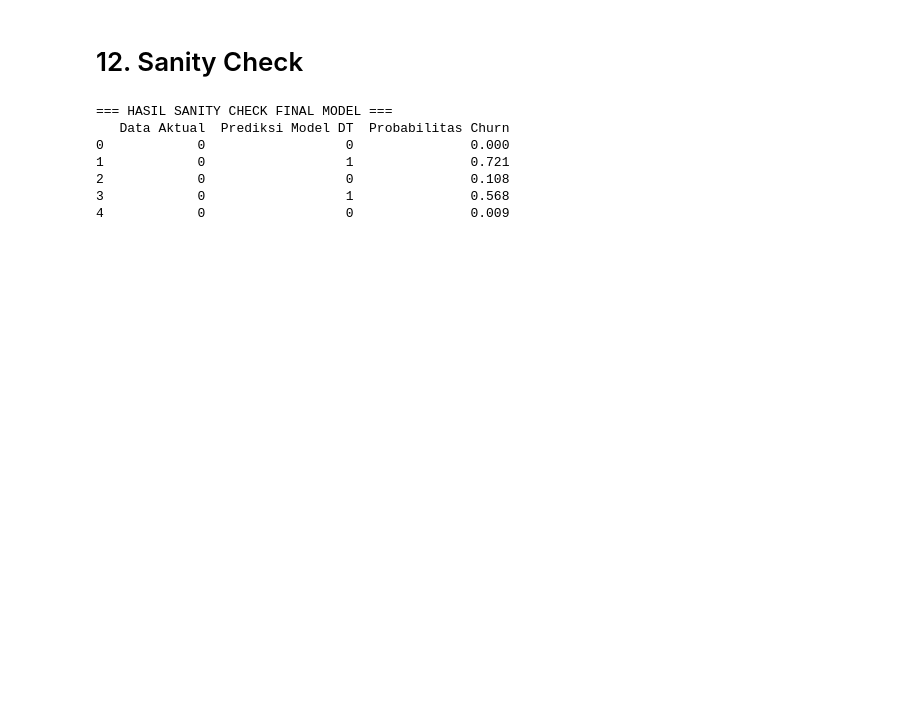
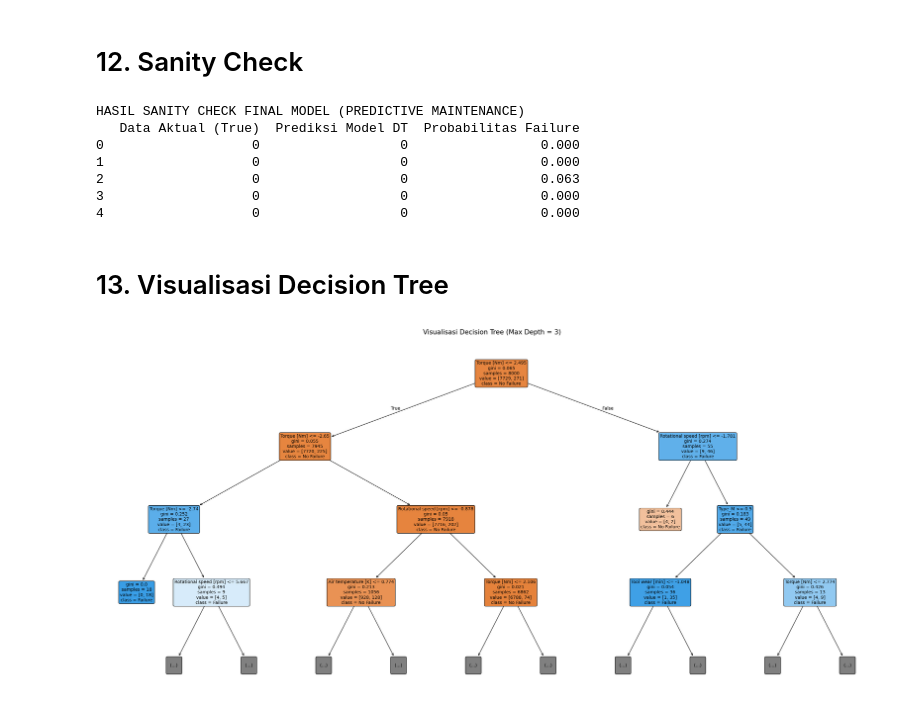
Before and after one commit to Qorrykharismayani/Tugas-Besar-Machine-Learning, a Jupyter notebook: notebooks/model_dt.ipynb, the cells around one changed output. Drawn from its saved outputs; the diff is of its cells as text; code cells hidden in the pictures; blank space fills up the shorter version.

```diff
--- a/notebooks/model_dt.ipynb
+++ b/notebooks/model_dt.ipynb
@@ -54,0 +33,8 @@ Jumlah Fitur: 19 kolom | Target: Churn
+# %%
+# Memisahkan Fitur (X) dan Label/Target (y)
+X = train_df.drop(columns=['UDI', 'Product ID', 'Target', 'Failure Type'])
+y = train_df['Target']
+
+print("Pemisahan Fitur dan Target Selesai.")
+print(f"Kolom Fitur yang Digunakan: {X.columns.tolist()}")
+print(f"Distribusi Target Asli:\n{y.value_counts()}")
@@ -235,18 +191,2 @@ plt.show()
 # %% [markdown]
 # 10. Detail Perbandingan
-# %%
-print("KESIMPULAN EVALUASI (DATA ASLI VS SMOTE)")
-print(f"{'Metrik':<20} {'Data Asli':>12} {'Data SMOTE':>12}")
-print("-" * 46)
-print(f"{'Akurasi':<20} {acc_asli*100:>11.2f}% {acc_smote*100:>11.2f}%")
-print(f"{'ROC-AUC':<20} {roc_asli:>12.4f} {roc_smote:>12.4f}")
-print(f"{'F1-Score':<20} {f1_asli:>12.4f} {f1_smote:>12.4f}")
-
-if roc_asli >= roc_smote:
-    print(f"\nROC-AUC DATA ASLI ({roc_asli:.4f}) lebih unggul.")
-    model_final = dt_asli_final
-    best_params_final = best_params_asli
-else:
-    print(f"\nROC-AUC DATA SMOTE ({roc_smote:.4f}) lebih unggul.")
-    model_final = dt_smote_final
-    best_params_final = best_params_smote
@@ -294,24 +249,48 @@ print("✅ Seluruh file model Decision Tree sukses diexport ke folder 'models/'!
 # %% [markdown]
 # 12. Sanity Check
 # %%
-# Menguji 5 sampel data pertama dari pengujian menggunakan model terbaik
+# Menguji kelayakan 5 sampel data pertama dari data pengujian menggunakan model final terpilih
 sampel_uji = X_test_processed[:5]
 hasil_prediksi = model_final.predict(sampel_uji)
-probabilitas = model_final.predict_proba(sampel_uji)[:, 1]
+probabilitas = model_final.predict_proba(sampel_uji)[:, 1] # Ambil probabilitas failure (kelas 1)
 
-tabel_pengecekan = pd.DataFrame({
-    'Data Aktual'       : y_test.iloc[:5].values,
-    'Prediksi Model DT' : hasil_prediksi,
-    'Probabilitas Churn': probabilitas.round(3)
+tabel_sanity = pd.DataFrame({
+    'Data Aktual (True)'   : y_test.iloc[:5].values,
+    'Prediksi Model DT'    : hasil_prediksi,
+    'Probabilitas Failure' : probabilitas.round(3)
 })
 
-print("\n=== HASIL SANITY CHECK FINAL MODEL ===")
-print(tabel_pengecekan)
+print("HASIL SANITY CHECK FINAL MODEL (PREDICTIVE MAINTENANCE)")
+print(tabel_sanity)
 # %% [output]
-=== HASIL SANITY CHECK FINAL MODEL ===
-   Data Aktual  Prediksi Model DT  Probabilitas Churn
-0            0                  0               0.000
-1            0                  1               0.721
-2            0                  0               0.108
-3            0                  1               0.568
-4            0                  0               0.009
+HASIL SANITY CHECK FINAL MODEL (PREDICTIVE MAINTENANCE)
+   Data Aktual (True)  Prediksi Model DT  Probabilitas Failure
+0                   0                  0                 0.000
+1                   0                  0                 0.000
+2                   0                  0                 0.063
+3                   0                  0                 0.000
+4                   0                  0                 0.000
+# %% [markdown]
+# 13. Visualisasi Decision Tree
+# %%
+from sklearn.tree import plot_tree
+import matplotlib.pyplot as plt
+
+# Ekstrak nama fitur yang benar setelah One-Hot Encoding
+cat_features = preprocessor.named_transformers_['cat'].named_steps['onehot'].get_feature_names_out(categorical_cols)
+semua_fitur = numerical_cols + list(cat_features)
+
+# Menggambar struktur pohon keputusan (dibatasi kedalaman 3 agar gambar tidak terlalu padat)
+plt.figure(figsize=(25, 12))
+plot_tree(model_final,
+          max_depth=3,
+          feature_names=semua_fitur,
+          class_names=['No Failure', 'Failure'],
+          filled=True,
+          rounded=True,
+          fontsize=10)
+plt.title("Visualisasi Decision Tree (Max Depth = 3)", fontsize=15)
+plt.tight_layout()
+plt.show()
+# %% [output]
+[figure, added]
```
Also changed, not shown: parts of 15 cells of this notebook, 3 other files.
